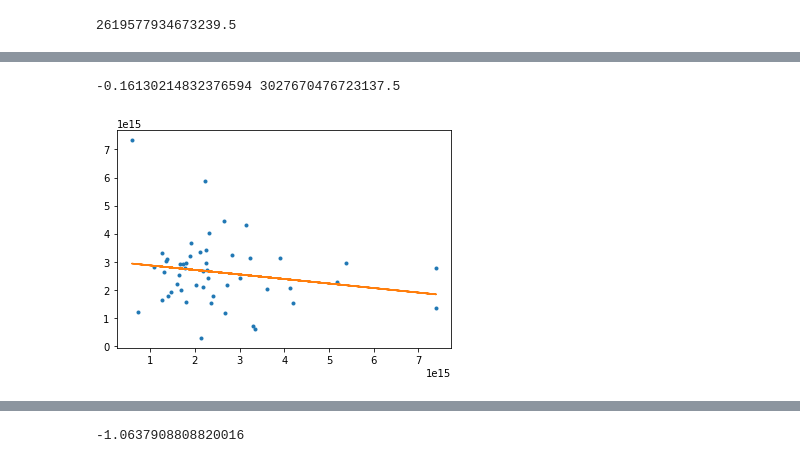
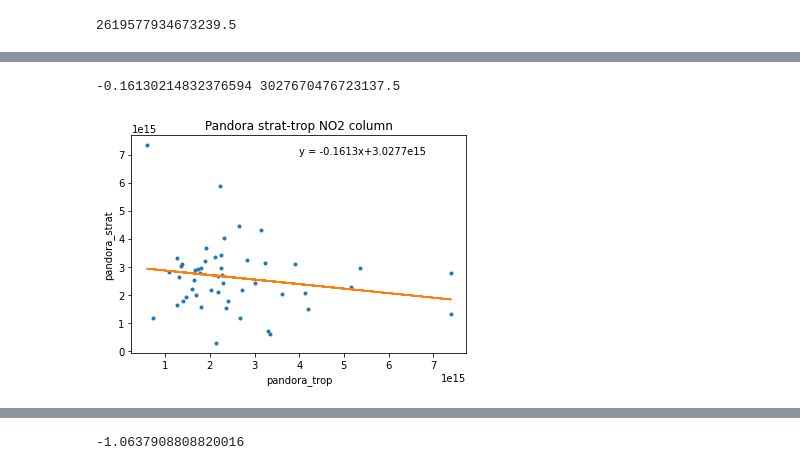
Before and after one commit to qdzhu/ACES, a Jupyter notebook: TROPOMI_Pandora_comparison.ipynb, the cells around one changed output, grey strips where cells are left out. Saved outputs shown, nothing was run; the diff lists cells and outputs as text; code cells hidden in the pictures.

```diff
--- a/TROPOMI_Pandora_comparison.ipynb
+++ b/TROPOMI_Pandora_comparison.ipynb
@@ -534,11 +637,15 @@ create_scatter_plot(Greenbelt_pa_trop['NO2_trop_col'],pa_Greenbelt_interp-Greenb
 # %%
 ## linear regression between Pandora NO2 stat col and Pandora NO2 trop col
 m, b = np.polyfit(Greenbelt_pa_trop['NO2_trop_col'],pa_Greenbelt_interp-Greenbelt_pa_trop['NO2_trop_col'], 1)
 print(m,b)
 # plot the original data points as well as the line of best fit
 plt.plot(Greenbelt_pa_trop['NO2_trop_col'],pa_Greenbelt_interp-Greenbelt_pa_trop['NO2_trop_col'],".")
 plt.plot(Greenbelt_pa_trop['NO2_trop_col'], b + m * Greenbelt_pa_trop['NO2_trop_col'], '-')
+plt.ylabel('pandora_strat')
+plt.xlabel('pandora_trop')
+plt.title('Pandora strat-trop NO2 column')
+plt.text(4e15,7e15,'y = -0.1613x+3.0277e15')
 plt.show()
 # %% [output]
 -0.16130214832376594 3027670476723137.5
-[figure, old version]
+[figure, new version]
```
Also changed, not shown: parts of 17 cells of this notebook.
